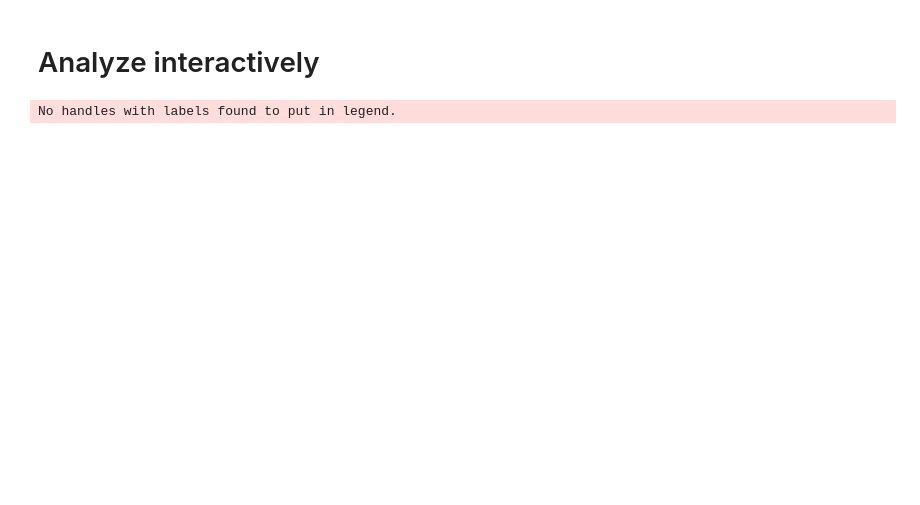
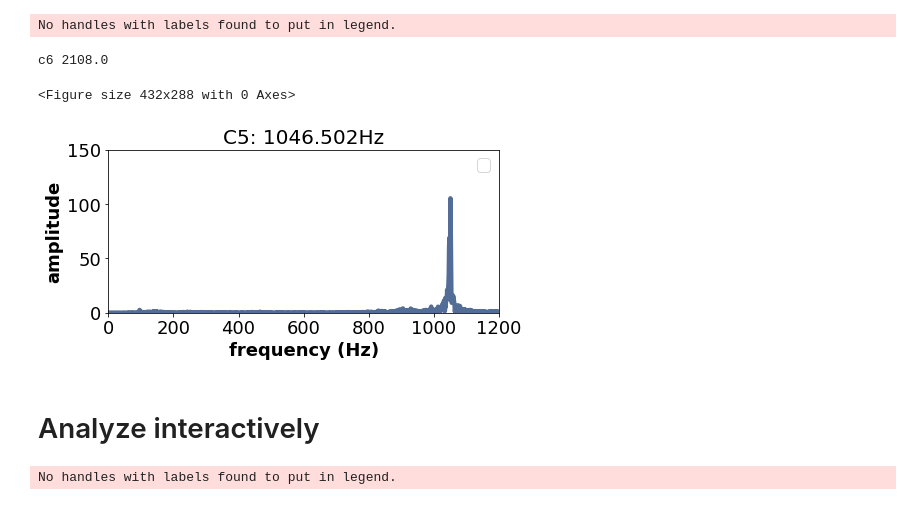
Before and after one commit to SuperShinyEyes/pitch-perfect, a Jupyter notebook: examples/05_experiment_with_gustav.ipynb, the cells around one changed output. Drawn from its saved outputs; the diff is of its cells as text; code cells hidden in the pictures; blank space fills up the shorter version.

```diff
--- a/examples/05_experiment_with_gustav.ipynb
+++ b/examples/05_experiment_with_gustav.ipynb
@@ -64,3 +58,27 @@ FREQS = np.array(list(kf_map.keys()))
+# %%
+ys = default_mic.record(samplerate=44100, numframes=44100*2, channels=1)
+# ys = ys[22050:22050*3]
+ys = ys[44100:]
+
+spectrum = make_spectrum(ys)
+spectrum.plot(linewidth=4.5)
+thinkplot.config(xlabel='frequency (Hz)',
+                 ylabel='amplitude',
+                 xlim=[0, 1200],
+                 ylim=[0, 150],
+                 title = f'C5: {KEY_FREQUENCY_MAP["c5"]}Hz'
+                )
+
+frequency_fundamental = spectrum.fs[spectrum.amps.argmax()]
+
+print(freq2key(frequency_fundamental), frequency_fundamental)
+from datetime import datetime
+plt.savefig(str(PATHS.base / f'images/{datetime.now()}.png'))
+# %% [output]
+No handles with labels found to put in legend.
+c6 2108.0
+<Figure size 432x288 with 0 Axes>
+[figure, added]
 # %% [markdown]
 # Analyze interactively
 # %%
```
Also changed, not shown: parts of 4 cells of this notebook, 3 other files.
